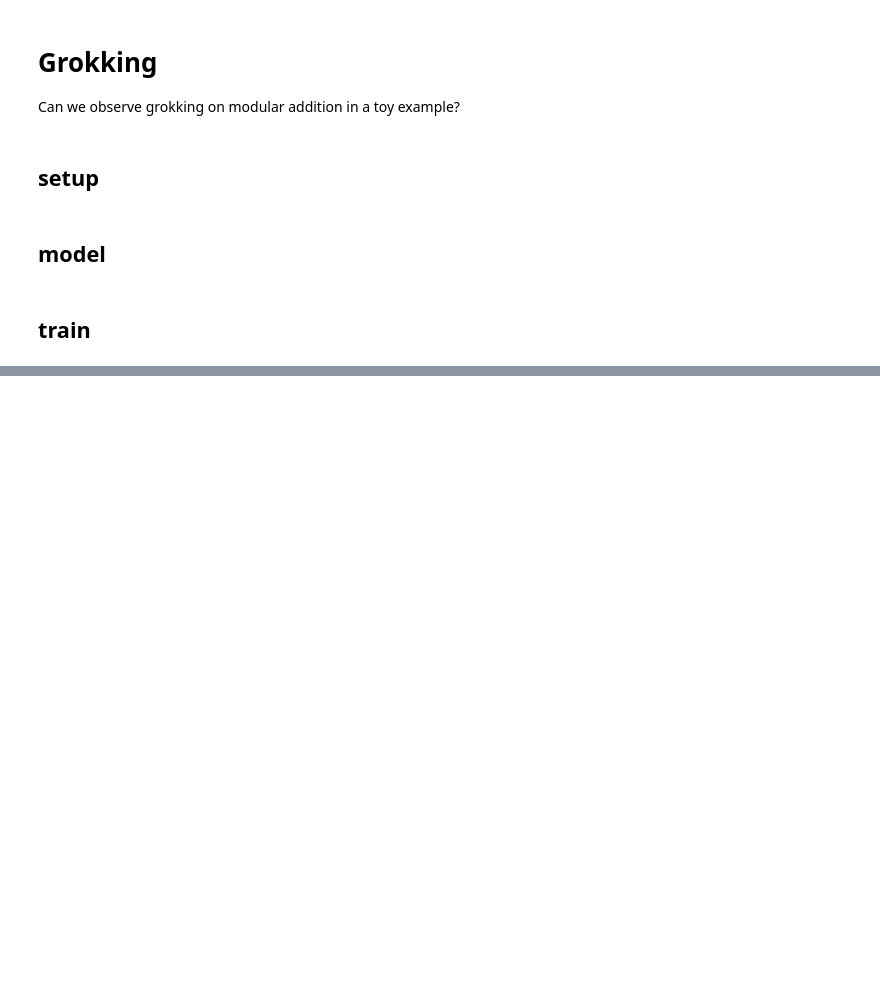
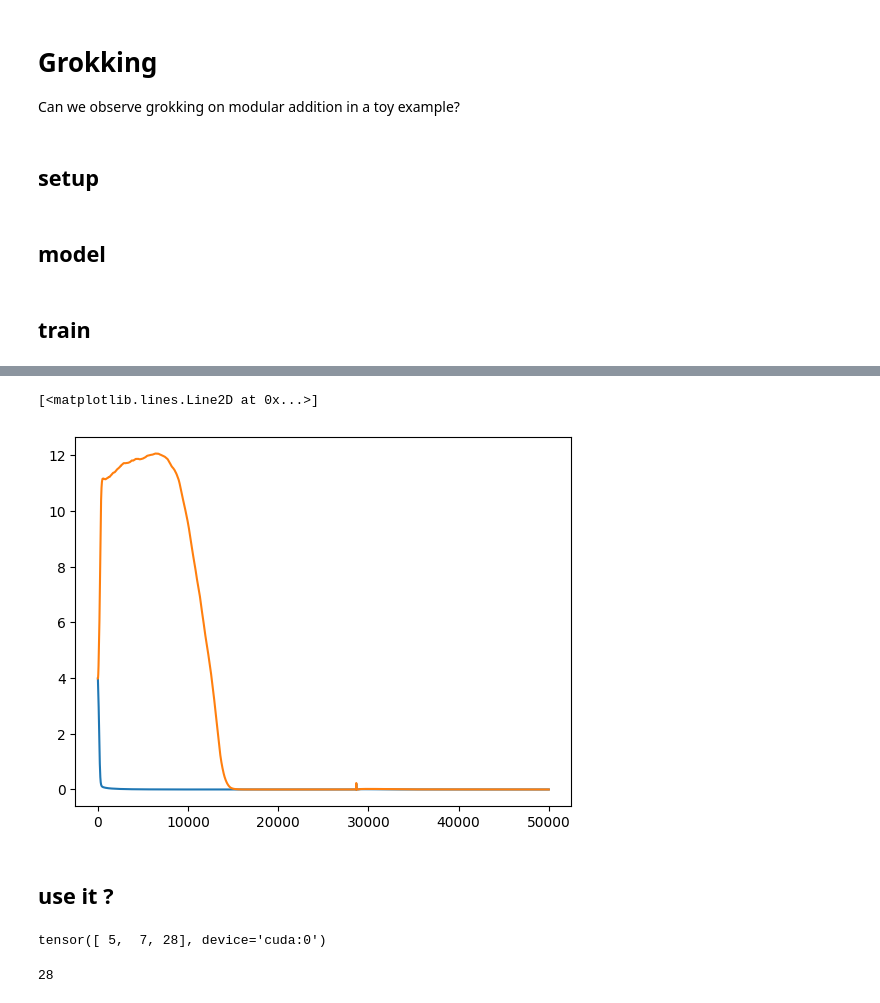
Before and after one commit to peluche/grokking-modular-addition, a Jupyter notebook: grokking.ipynb, the cells around one changed output, grey strips where cells are left out. Saved outputs shown, nothing was run; the diff lists cells and outputs as text; code cells hidden in the pictures; blank space fills up the shorter version.

Commit message:
graph and use

```diff
--- a/grokking.ipynb
+++ b/grokking.ipynb
@@ -17,7 +17,7 @@ n_vocab = 53
 # n_vocab = 113
 n_embed = 200
 n_hidden = 32
-epoch = 1000
+epoch = 50000
 learning_rate = 1e-3
 device = 'cuda'
 # %%
@@ -83,8 +83,6 @@ model = NN().to(device)
 # %%
 # train
 optimizer = optim.AdamW(model.parameters(), lr=learning_rate, weight_decay=1)
-
-epoch = 1000
 
 def evaluate(name):
     X, Y = get_batch(name)
@@ -99,16 +97,17 @@ def evaluate_test():
 def evaluate_train():
     return evaluate('train')
 
+losses = []
+test_losses = []
+
 for i in range(epoch):
     loss = evaluate_train()
-    # test_loss = evaluate_test()
+    test_loss = evaluate_test()
+    losses.append(loss)
+    test_losses.append(test_loss)
     optimizer.zero_grad()
     loss.backward()
     optimizer.step()
-
-    # if i % 50 == 49:
-        # print(f'{i=}, {loss=}, {test_loss=}')
-
-print(evaluate_train())
-print(evaluate_test())
+    if i % 50 == 49:
+        print(f'{i=}, {loss=}, {test_loss=}')
 # %% [output]
@@ -146,0 +131,23 @@ i=49999, loss=tensor(2.4281e-07, device='cuda:0', grad_fn=<DivBackward1>), test_
+# %%
+import matplotlib.pyplot as plt
+%matplotlib inline
+
+xs = torch.arange(epoch)
+
+plt.plot(xs, torch.tensor(losses).tolist(), label='train')
+plt.plot(xs, torch.tensor(test_losses).tolist(), label='test')
+# %% [output]
+[<matplotlib.lines.Line2D at 0x...>]
+[figure, added]
+# %% [markdown]
+## use it ?
+# %%
+y = model(torch.tensor([[2, 3], [3, 4], [33, 48]]).to(device)).argmax(dim=-1)
+
+y
+# %% [output]
+tensor([ 5,  7, 28], device='cuda:0')
+# %%
+(33 + 48) % 53
+# %% [output]
+28
```
Also changed, not shown: parts of 2 cells of this notebook.
